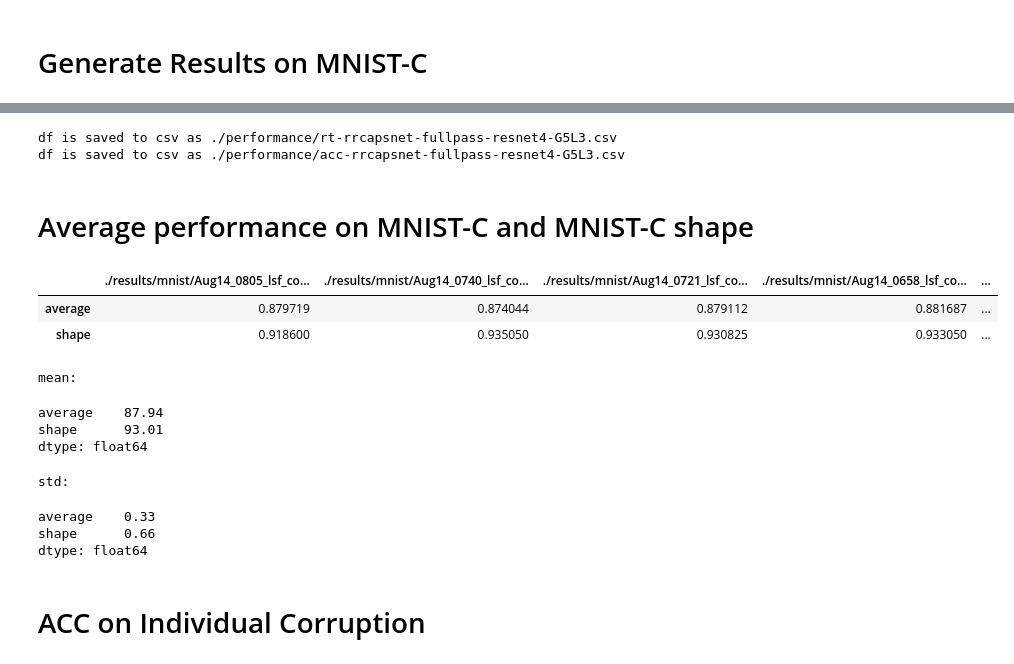
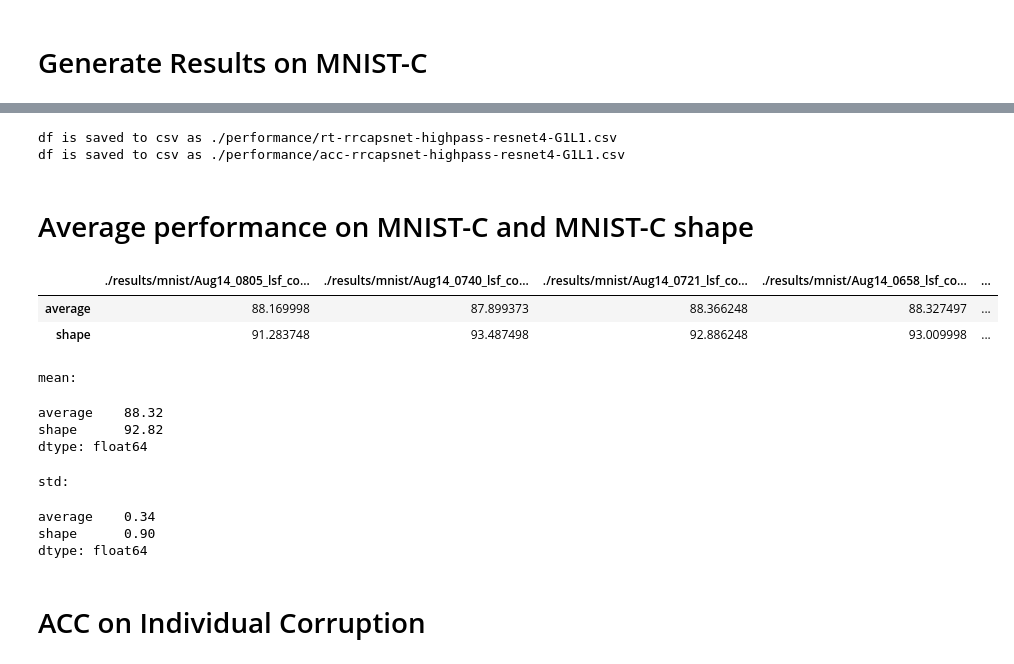
Before and after one commit to ahnchive/ORA-recognition, a Jupyter notebook: eval_performance_rrcapsnet.ipynb, the cells around one changed output, grey strips where cells are left out. Drawn from its saved outputs; the diff is of its cells as text; code cells hidden in the pictures.

```diff
--- a/eval_performance_rrcapsnet.ipynb
+++ b/eval_performance_rrcapsnet.ipynb
@@ -92,6 +92,9 @@ def load_dataloader_for_each_corruption(path_mnistc, corruption):
 def test_model_on_dataloader(model, args, dataloader, acc_type=ACC_TYPE):
     acclist = []
     nsteplist = []
+
+    model.eval()
+
     # load batch data
     for data in dataloader:
         if len(data)==2:
@@ -116,7 +119,7 @@ def test_model_on_dataloader(model, args, dataloader, acc_type=ACC_TYPE):
             if args.time_steps==1:
                 y_pred = objcaps_len_step_narrow[:,-1]
                 accs = topkacc(y_pred, y, topk=1)
-                nstep = torch.ones(accs.size())
+                nstep = torch.ones(accs.size(), device=accs.device)
             else:
                 accs, final_pred, nstep, no_stop_condition, entropy = compute_entropy_based_acc(objcaps_len_step_narrow, y,  threshold=0.6, use_cumulative = False, only_acc=False)
         else:
@@ -125,11 +128,15 @@ def test_model_on_dataloader(model, args, dataloader, acc_type=ACC_TYPE):
         acclist.append(accs)
         nsteplist.append(nstep)
 
-    # average acc and nstep
-    acc_mean = torch.cat(acclist).mean().item()
-    nstep_mean = torch.cat(nsteplist).to(torch.float).mean().item()
+    # average acc and nstep (on accurate trials)
+    cataccs = torch.cat(acclist)
+    catnsteps = torch.cat(nsteplist)
+    acc_mean = cataccs.mean().item()
+#     (accs*nstep).sum()/((accs*nstep)!=0).sum()
+    nstep_mean_correct =(cataccs*catnsteps).sum().item()/((cataccs*catnsteps)!=0).sum().item()
+#     nstep_mean = torch.cat(nsteplist).to(torch.float).mean().item()
 
-    return acc_mean, nstep_mean
+    return acc_mean, nstep_mean_correct
 # %% [output]
 The autoreload extension is already loaded. To reload it, use:
   %reload_ext autoreload
@@ -374,7 +301,10 @@ def save_to_csv(df, path_file, overwrite=False):
         print(f'df is saved to csv as {path_file}')
 
 #peformance results file save
-modelname= 'rrcapsnet-fullpass-resnet4' ###### double check model name is correct
+# modelname= 'rrcapsnet-lowpass-resnet4' ###### double check model name is correct
+# modelname= 'rrcapsnet-lowpass-conv2' ###### double check model name is correct
+modelname= 'rrcapsnet-highpass-resnet4' ###### double check model name is correct
+# modelname= 'rrcapsnet-fullpass-resnet4' ###### double check model name is correct
 
 overwrite = True
 path_accdf = f'./performance/acc-{modelname}-G{args.time_steps}L{args.routings}.csv'
@@ -383,42 +313,42 @@ path_rtdf = f'./performance/rt-{modelname}-G{args.time_steps}L{args.routings}.cs
 save_to_csv(df_rt, path_rtdf, overwrite=overwrite)
 save_to_csv(df_acc, path_accdf, overwrite=overwrite)
 # %% [output]
-df is saved to csv as ./performance/rt-rrcapsnet-fullpass-resnet4-G5L3.csv
-df is saved to csv as ./performance/acc-rrcapsnet-fullpass-resnet4-G5L3.csv
+df is saved to csv as ./performance/rt-rrcapsnet-highpass-resnet4-G1L1.csv
+df is saved to csv as ./performance/acc-rrcapsnet-highpass-resnet4-G1L1.csv
 # %% [markdown]
 # Average performance on MNIST-C and MNIST-C shape
 # %%
 path_file = './performance/acc-rrcapsnet-lowpass-resnet4-G5L3.csv'
 path_file = './performance/acc-rrcapsnet-lowpass-conv2-G5L3.csv'
 
 # load result file
 res = pd.read_csv(path_file)
 # res.columns = ['corruption', 'run1', 'run2', 'run3', 'run4', 'run5']
 modellist = list(res)[1:]
 
 # generate summary data
 df_summary = pd.DataFrame()
 
 for i, load_model_path in enumerate(modellist):
     df_summary.loc['average', load_model_path] = res.loc[:,load_model_path].mean()
     df_summary.loc['shape', load_model_path] = res.loc[res['corruption'].isin(CORRUPTION_INTEREST),load_model_path].mean()
 
 display(df_summary)
 print('\nmean: ')
-display((df_summary[modellist].mean(axis=1)*100).round(2))
+display((df_summary[modellist].mean(axis=1)).round(2))
 print('\nstd: ')
-display((df_summary[modellist].std(axis=1)*100).round(2))
+display((df_summary[modellist].std(axis=1)).round(2))
 # %% [output]
 |  | ./results/mnist/Aug14_0805_lsf_co... | ./results/mnist/Aug14_0740_lsf_co... | ./results/mnist/Aug14_0721_lsf_co... | ./results/mnist/Aug14_0658_lsf_co... | ... |
-| average | 0.879719 | 0.874044 | 0.879112 | 0.881687 | ... |
-| shape | 0.918600 | 0.935050 | 0.930825 | 0.933050 | ... |
+| average | 88.169998 | 87.899373 | 88.366248 | 88.327497 | ... |
+| shape | 91.283748 | 93.487498 | 92.886248 | 93.009998 | ... |
 mean:
-average    87.94
-shape      93.01
+average    88.32
+shape      92.82
 dtype: float64
 std:
-average    0.33
-shape      0.66
+average    0.34
+shape      0.90
 dtype: float64
 # %% [markdown]
 # ACC on Individual Corruption
```
Also changed, not shown: parts of 11 cells of this notebook, 45 other files.
